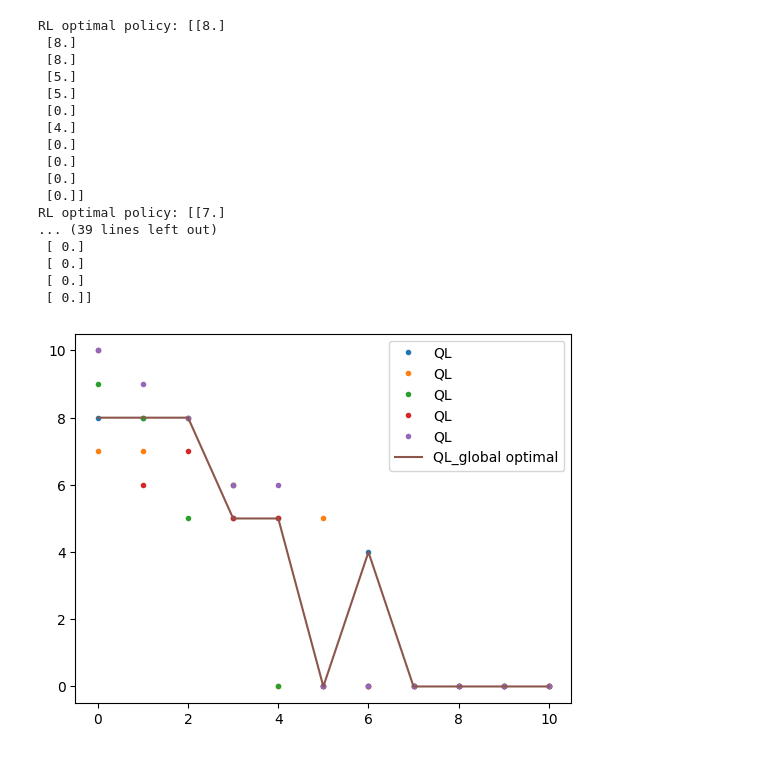
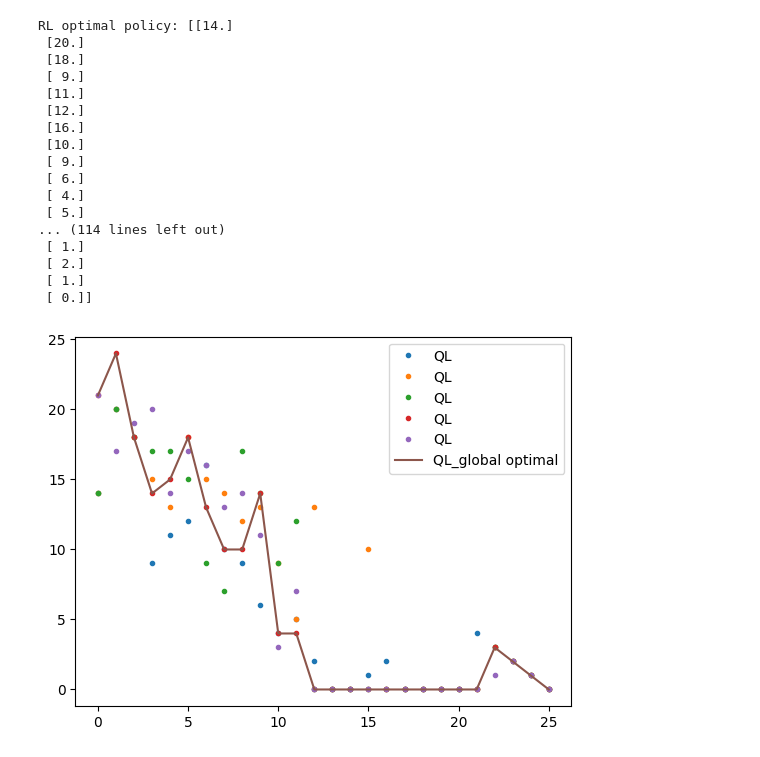
Before and after one commit to Yukti-K/MIE624_RL, a Jupyter notebook: A5_QL_inventory_yukti.ipynb, the cells around one changed output. Saved outputs shown, nothing was run; the diff lists cells and outputs as text; code cells hidden in the pictures.

```diff
--- a/A5_QL_inventory_yukti.ipynb
+++ b/A5_QL_inventory_yukti.ipynb
@@ -20,13 +20,13 @@ MAX_ITERATIONS = 20000
 
 C_f = 300
 C_v = 100
-C_b = 60
+C_b = 50
 C_c = 30
 rev = 400 #revenue
 
-lambda_val = 2
-K = 5#maximum inventory carrying capacity
-B=5#backorder limit
+lambda_val = 7
+K = 20 #maximum inventory carrying capacity
+B=5 #backorder limit
 
 mu= lambda_val
 episode_length =100
@@ -44,17 +44,44 @@ class InventoryEnvironment(gym.Env):
         self.steps=0
 
     def step(self, action):
+        action = min(action, K - self.inventory)
 
+        # Simulate demand using Poisson distribution
+        demand = np.random.poisson(lambda_val)
 
+        # Update inventory
+        next_inventory = self.inventory + action - demand
 
+        # Apply backorder limit constraints
+        if next_inventory < -B:
+            lost_sales = -B - next_inventory  # Excess demand that cannot be backordered
+            next_inventory = -B  # Backorders capped
+        else:
+            lost_sales = 0
 
-        return next_state,next_inventory, reward,self.steps==episode_length # # Return new state index, new inventory, reward, and done flag
+        # Compute reward based on costs
+        order_cost = C_f + action * C_v if action > 0 else 0  # Ordering cost
+        carrying_cost = max(0, next_inventory) * C_c  # Carrying cost
+        backorder_cost = max(0, -next_inventory) * C_b  # Backorder cost
+        revenue = min(demand, self.inventory + action) * rev  # Revenue
+
+        reward = revenue - (order_cost + carrying_cost + backorder_cost)  # Net reward
+
+        # Determine next state index
+        next_state = np.where(self.inventory_space == next_inventory)[0][0]
+
+        self.inventory = next_inventory
+        self.steps += 1
+
+        done = self.steps == episode_length  # Check if episode is over
+        return next_state, next_inventory, reward, done
+
 
     def reset(self):
 
-
-
-
+        self.inventory = np.random.randint(0, K + 1)  # Start with a random inventory level
+        self.steps = 0
+        state = np.where(self.inventory_space == self.inventory)[0][0]  # Convert inventory to state index
         return state, self.inventory
 
 class QLearningAgent:
@@ -130,47 +157,47 @@ if __name__ == "__main__":#this will be called if running this as main script; i
     plt.plot(global_optimal,label='QL_global optimal')
 
     # DP
     """
     states = np.array([(i) for i in range(-B, K + 1)])
     actions = np.array(range(K + B + 1))
     num_states=states.shape[0]
     num_actions=actions.shape[0]
 
     # Initialize value function arbitrarily
     value_function = np.zeros(num_states)
 
 
     # Define the MDP transitions and rewards (as example values)
     P = np.zeros((num_actions, num_states, num_states)) # P[action, state, next_state] = transition probability
     R = np.zeros((num_actions, num_states, num_states))  # R[action, state, next_state] = expected reward
     (P, R)=  transition_probability(states,actions,K,B,lambda_val, P,R)
     (opt_policy,V)=value_iteration(num_states,num_actions,P,R)
     #rho=calc_limiting_dist(opt_policy)
     #profit=calc_profit(rho,V)
     print("DP value iteration optimal policy:", opt_policy)
     plt.plot(opt_policy,label='DP')
     """
     plt.legend()
     plt.show()
 
     #writer.close()
 #tensorboard --logdir runs
 # %% [output]
-RL optimal policy: [[8.]
- [8.]
- [8.]
- [5.]
- [5.]
- [0.]
- [4.]
- [0.]
- [0.]
- [0.]
- [0.]]
-RL optimal policy: [[7.]
-... (39 lines left out)
- [ 0.]
- [ 0.]
- [ 0.]
+RL optimal policy: [[14.]
+ [20.]
+ [18.]
+ [ 9.]
+ [11.]
+ [12.]
+ [16.]
+ [10.]
+ [ 9.]
+ [ 6.]
+ [ 4.]
+ [ 5.]
+... (114 lines left out)
+ [ 1.]
+ [ 2.]
+ [ 1.]
  [ 0.]]
-[figure, old version]
+[figure, new version]
```
